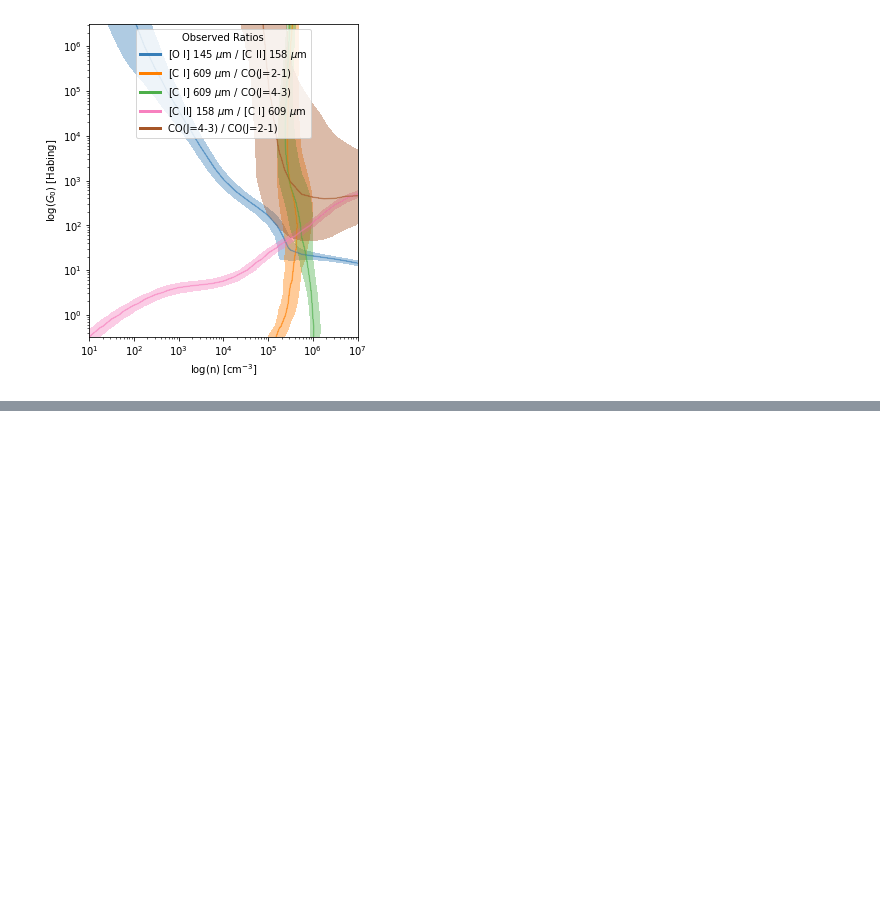
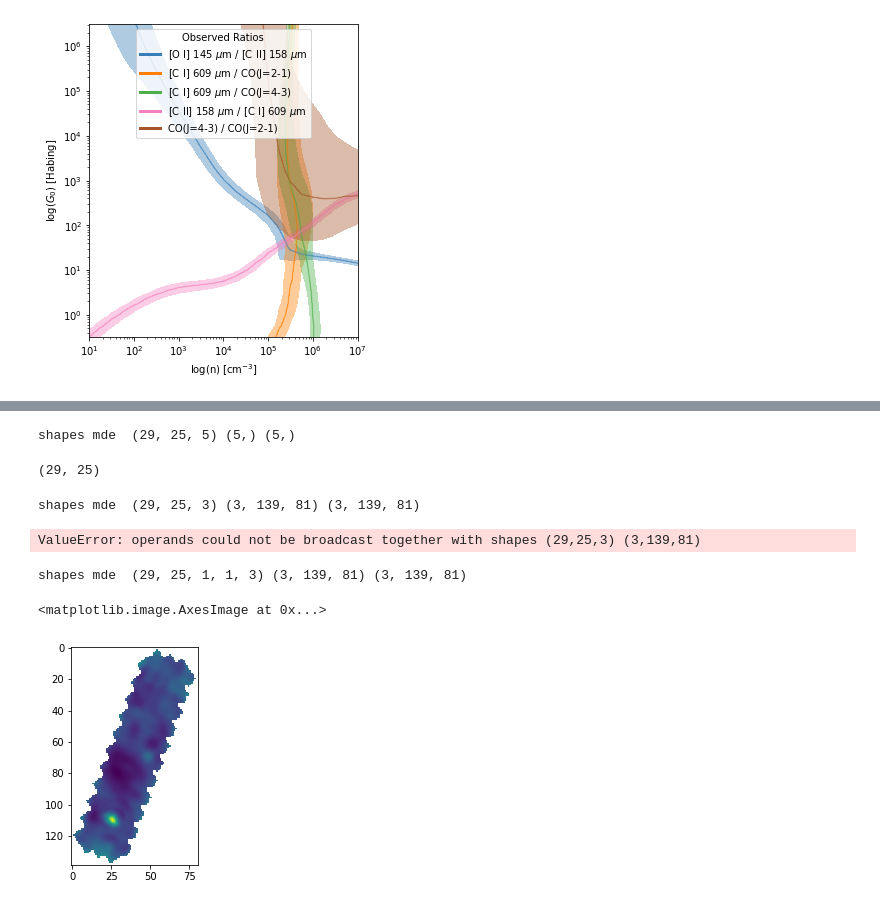
Before and after one commit to mpound/pdrtpy, a Jupyter notebook: Debug.ipynb, the cells around one changed output, grey strips where cells are left out. Cells and saved outputs as stored; diff of their text form; code cells hidden in the pictures; blank space fills up the shorter version.

```diff
--- a/Debug.ipynb
+++ b/Debug.ipynb
@@ -206,0 +221,27 @@ print(fit_report(res2))
+# %%
+# Get the input filenames of the FITS files in the testdata directory
+# utils.get_testdata() is a special method to locate files there.
+# These are maps from Jameson et al 2018.
+print("Test FITS files are in: %s"%utils.testdata_dir())
+cii_flux = utils.get_testdata("n22_cii_flux.fits")  # [C II] flux
+cii_err = utils.get_testdata("n22_cii_error.fits")  # [C II] error
+oi_flux = utils.get_testdata("n22_oi_flux.fits")    # [O I] flux
+oi_err = utils.get_testdata("n22_oi_error.fits")    # [O I] error
+FIR_flux = utils.get_testdata("n22_FIR.fits")       # FIR flux
+
+# Output file names
+cii_combined = "n22_cii_flux_error.fits"
+oi_combined = "n22_oi_flux_error.fits"
+FIR_combined = "n22_FIR_flux_error.fits"
+
+# create the Measurements and write them out as FITS files with two HDUs.
+# Set overwrite=True to allow multiple runs of this notebook.
+Measurement.make_measurement(cii_flux, cii_err, cii_combined,overwrite=True)
+Measurement.make_measurement(oi_flux, oi_err, oi_combined,overwrite=True)
+# Assign a 10% error in FIR flux
+Measurement.make_measurement(FIR_flux, error='10%', outfile=FIR_combined,overwrite=True)
+
+# Read in the FITS files to Measurements
+cii_meas = Measurement.read(cii_combined, identifier="CII_158")
+FIR_meas = Measurement.read(FIR_combined, identifier="FIR")
+oi_meas = Measurement.read(oi_combined, identifier="OI_63")
@@ -206,0 +252,27 @@ print(fit_report(res2))
+# %%
+bb = [cii_meas,FIR_meas,oi_meas]
+lrb = LineRatioFit(m,bb)
+lrb.run()
+# %%
+np.shape(transform_data(lrf))
+# %% [output]
+shapes mde  (29, 25, 5) (5,) (5,)
+(29, 25)
+# %%
+transform_data(lrb)
+# %% [output]
+shapes mde  (29, 25, 3) (3, 139, 81) (3, 139, 81)
+ValueError: operands could not be broadcast together with shapes (29,25,3) (3,139,81)
+# %%
+mvalue = np.moveaxis(np.array([lrb._modelratios[k].data for k in lrb._modelratios]),source=[0],destination=[2])
+mvalue = mvalue[:,:,np.newaxis,np.newaxis]
+dvalue = np.array([lrb._observedratios[k].data for k in lrb._observedratios])
+evalue = np.array([lrb._observedratios[k].error for k in lrb._observedratios])
+print("shapes mde ",np.shape(mvalue),np.shape(dvalue),np.shape(evalue))
+# %% [output]
+shapes mde  (29, 25, 1, 1, 3) (3, 139, 81) (3, 139, 81)
+# %%
+plt.imshow(dvalue[2])
+# %% [output]
+<matplotlib.image.AxesImage at 0x...>
+[figure, added]
```
Also changed, not shown: parts of 14 cells of this notebook.
